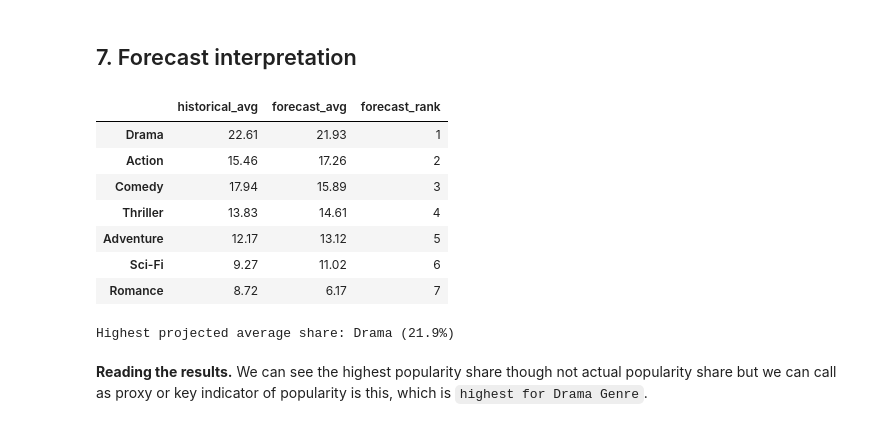
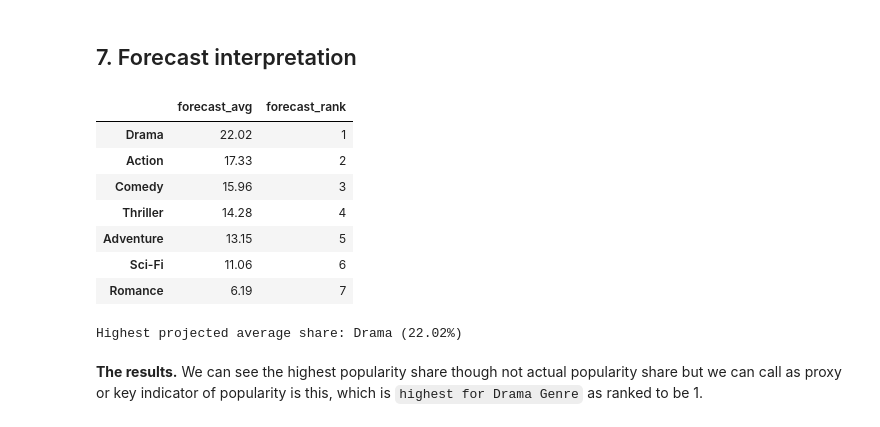
Before and after one commit to HemantkMCA25/Movie-Genre-Popularity-Forecasting-V2, a Jupyter notebook: notebooks/TS_ForecastingV3.ipynb, the cells around one changed output. Drawn from its saved outputs; the diff is of its cells as text; code cells hidden in the pictures.

```diff
--- a/notebooks/TS_ForecastingV3.ipynb
+++ b/notebooks/TS_ForecastingV3.ipynb
@@ -236,7 +236,7 @@ Three model families, `fitted separately for every genre`:
 
 **Is seasonality there?** We measure seasonal strength with an STL decomposition on the *training data only* (1 means fully seasonal, 0 means none): `1 - Var(remainder) / Var(seasonal + remainder)`. A genre counts as seasonal if the strength is at least 0.30 (a simple rule I chose and kept it low so seasonal models get a fair chance, though we will see there was no need).
 # %%
-SEASONAL_THRESHOLD = 0.30
+SEASONAL_THRESHOLD = 0.25
 
 def seasonal_strength(y):
     r = STL(y, period=SEASON, robust=True).fit()
@@ -303,16 +303,16 @@ Each configuration is scored with **rolling 12-month-ahead forecasts** inside th
 # %%
 def ets_grid(seasonal):
     seasons = [None, "add"] if seasonal else [None]
-    trends = [(None, False), ("add", False), ("add", True)]
+    trends = [("add", False), ("add", True)]
     return [dict(error=e, trend=t, damped=dm, seasonal=s) for e, (t, dm), s in product(["add", "mul"], trends, seasons)]
 
 def arima_grid():
-    return [dict(order=(p, d, q), trend="c" if d == 0 else "n") for p, d, q in product(range(4), (0, 1), range(4))]
+    return [dict(order=(p, d, q), trend="c" if d == 0 else "n") for p, d, q in product(range(3), (0, 1), range(3))]
 
-def sarima_grid():
+def sarima_grid(SEASON=12):
     cfgs = []
-    for p, q, (d, D_), P, Q in product(range(4), range(4), ((0, 0), (0, 1), (1, 0), (1, 1)), (0, 1), (0, 1)):
-        cfgs.append(dict(order=(p, d, q), seasonal_order=(P, D_, Q, SEASON), trend="c" if d + D_ == 0 else "n"))
+    for p, d, q, P, D, Q in product(range(3), (0, 1), range(3), range(3), (1,), range(3)):
+        cfgs.append({"order": (p, d, q), "seasonal_order": (P, D, Q, SEASON), "trend": "c" if d + D == 0 else "n"})
     return cfgs
 
 grid_definition = {
@@ -348,8 +348,7 @@ log_rows = []
 
 for g in GENRES:
     families = {"ETS": ets_grid(seasonal_need[g]), "ARIMA": arima_grid()}
-    if seasonal_need[g]:
-        families["SARIMA"] = sarima_grid()
+    if seasonal_need[g]: families["SARIMA"] = sarima_grid()
 
     for family, cfgs in families.items():
         for cfg in cfgs:
@@ -670,24 +667,24 @@ plt.show()
 # %%
 
 
-summary = pd.DataFrame({"historical_avg": df.mean(), "forecast_avg": future_norm.mean()})
+summary = pd.DataFrame({ "forecast_avg": future_norm.mean()})
 summary["forecast_rank"] = summary["forecast_avg"].rank(ascending=False).astype(int)
 summary = summary.sort_values("forecast_avg", ascending=False)
 
 display(summary.round(2))
 summary.to_csv(D["tables"] / "forecast_summary.csv")
 
 top = summary.index[0]
-print(f"Highest projected average share: {top} ({summary.loc[top, 'forecast_avg']:.1f}%)")
+print(f"Highest projected average share: {top} ({summary.loc[top, 'forecast_avg']:.2f}%)")
 # %% [output]
-|  | historical_avg | forecast_avg | forecast_rank |
-| Drama | 22.61 | 21.93 | 1 |
-| Action | 15.46 | 17.26 | 2 |
-| Comedy | 17.94 | 15.89 | 3 |
-| Thriller | 13.83 | 14.61 | 4 |
-| Adventure | 12.17 | 13.12 | 5 |
-| Sci-Fi | 9.27 | 11.02 | 6 |
-| Romance | 8.72 | 6.17 | 7 |
+|  | forecast_avg | forecast_rank |
+| Drama | 22.02 | 1 |
+| Action | 17.33 | 2 |
+| Comedy | 15.96 | 3 |
+| Thriller | 14.28 | 4 |
+| Adventure | 13.15 | 5 |
+| Sci-Fi | 11.06 | 6 |
+| Romance | 6.19 | 7 |
-Highest projected average share: Drama (21.9%)
+Highest projected average share: Drama (22.02%)
 # %% [markdown]
-**Reading the results.** We can see the highest popularity share though not actual popularity share but we can call as proxy or key indicator of popularity is this, which is `highest for Drama Genre`.
+**The results.** We can see the highest popularity share though not actual popularity share but we can call as proxy or key indicator of popularity is this, which is `highest for Drama Genre` as ranked to be 1.
```
Also changed, not shown: parts of 13 cells of this notebook, 3 other files.
